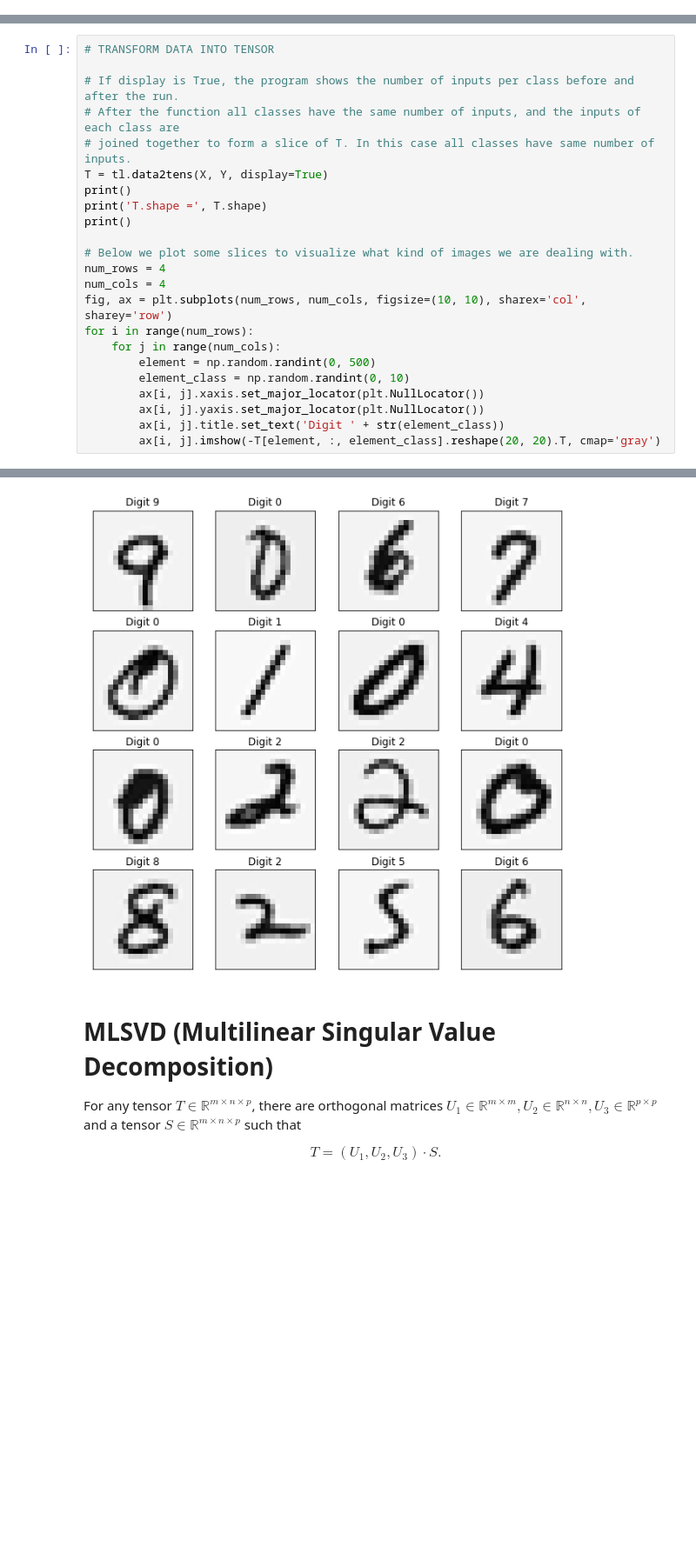
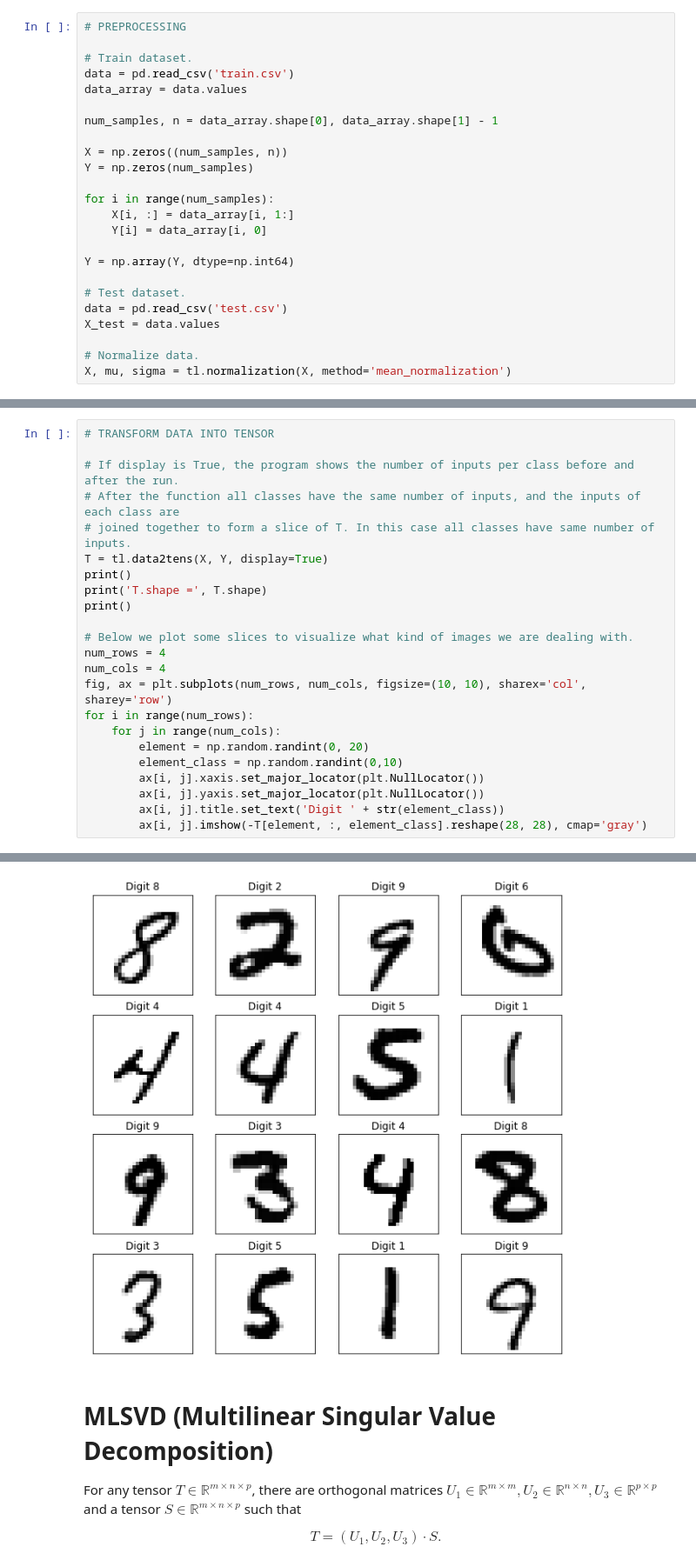
Before and after one commit to felipebottega/Tensor-Fox, a Jupyter notebook: examples/digit_recognizer_mlsvd.ipynb, the cells around one changed output, grey strips where cells are left out. Shown at 87% size. Drawn from its saved outputs; the diff is of its cells as text; blank space fills up the shorter version.

```diff
--- a/examples/digit_recognizer_mlsvd.ipynb
+++ b/examples/digit_recognizer_mlsvd.ipynb
@@ -21,3 +26,27 @@ X, mu, sigma = tl.normalization(X, method='mean_normalization')
+# %%
+# PREPROCESSING
+
+# Train dataset.
+data = pd.read_csv('train.csv')
+data_array = data.values
+
+num_samples, n = data_array.shape[0], data_array.shape[1] - 1
+
+X = np.zeros((num_samples, n))
+Y = np.zeros(num_samples)
+
+for i in range(num_samples):
+    X[i, :] = data_array[i, 1:]
+    Y[i] = data_array[i, 0]
+
+Y = np.array(Y, dtype=np.int64)
+
+# Test dataset.
+data = pd.read_csv('test.csv')
+X_test = data.values
+
+# Normalize data.
+X, mu, sigma = tl.normalization(X, method='mean_normalization')
 # %% [markdown]
 # Creating a tensor from the data
 
@@ -39,10 +68,10 @@ num_cols = 4
 fig, ax = plt.subplots(num_rows, num_cols, figsize=(10, 10), sharex='col', sharey='row')
 for i in range(num_rows):
     for j in range(num_cols):
-        element = np.random.randint(0, 500)
-        element_class = np.random.randint(0, 10)
+        element = np.random.randint(0, 20)
+        element_class = np.random.randint(0,10)
         ax[i, j].xaxis.set_major_locator(plt.NullLocator())
         ax[i, j].yaxis.set_major_locator(plt.NullLocator())
         ax[i, j].title.set_text('Digit ' + str(element_class))
-        ax[i, j].imshow(-T[element, :, element_class].reshape(20, 20).T, cmap='gray')
+        ax[i, j].imshow(-T[element, :, element_class].reshape(28, 28), cmap='gray')
 # %% [output]
@@ -66,4 +95,4 @@ T.shape = (500, 400, 10)
-[figure, old version]
+[figure, new version]
 # %% [markdown]
 # MLSVD (Multilinear Singular Value Decomposition)
 
```
Also changed, not shown: parts of 14 cells of this notebook, 3 other files.
